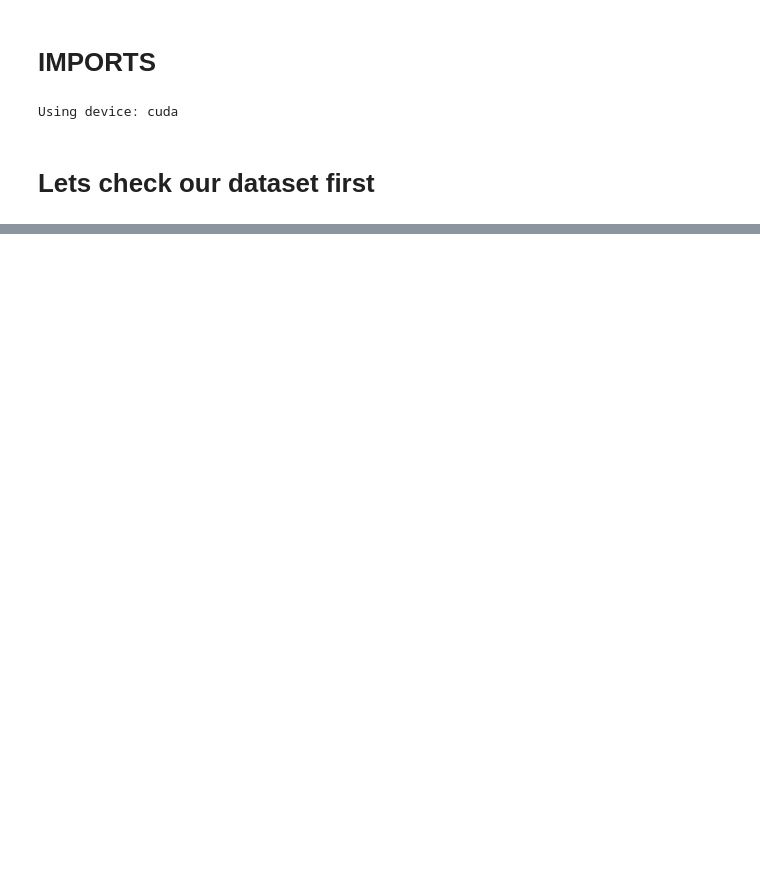
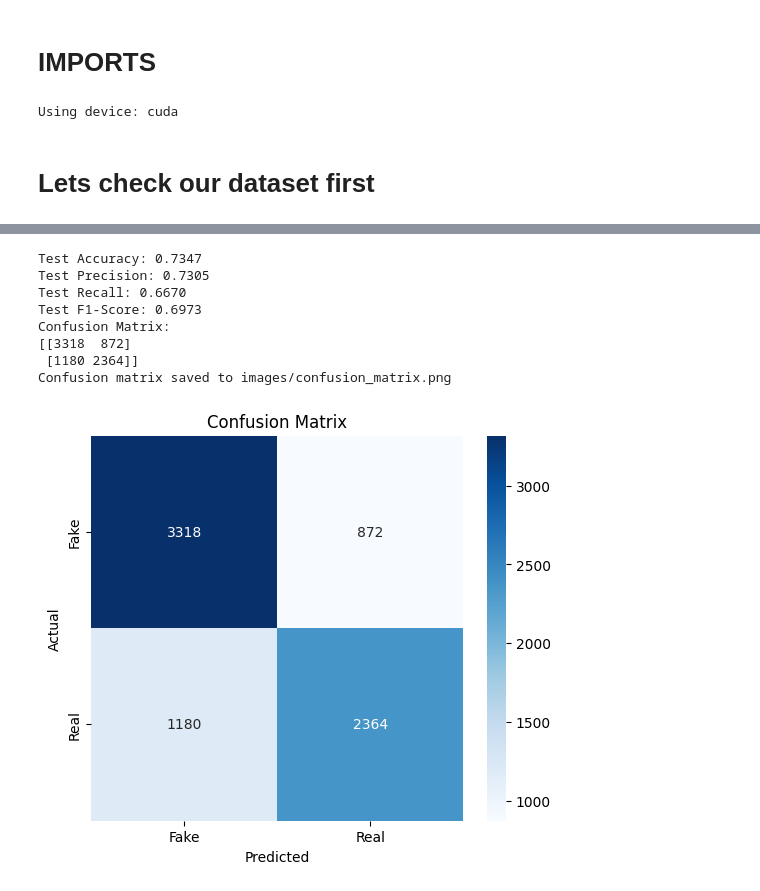
Before and after one commit to GabiYamato/Deepfake-face, a Jupyter notebook: vis.ipynb, the cells around one changed output, grey strips where cells are left out. Drawn from its saved outputs; the diff is of its cells as text; code cells hidden in the pictures; blank space fills up the shorter version.

Commit message:
v2.0.0 (ran premature model, didnt tune it yet)

```diff
--- a/vis.ipynb
+++ b/vis.ipynb
@@ -38,0 +61,13 @@ Using device: cuda
+# %%
+#get count of real and fake images from the directories
+num_real_images = len(os.listdir(DATA_DIR_REAL))
+num_fake_images = len(os.listdir(DATA_DIR_FAKE))
+print(f'Number of real images: {num_real_images}')
+print(f'Number of fake images: {num_fake_images}')
+
+# Define transformations for the training and validation sets
+transform = transforms.Compose([
+    transforms.Resize((224, 224)),
+    transforms.ToTensor(),
+    transforms.Normalize(mean=[0.485, 0.456, 0.406], std=[0.229, 0.224, 0.225]),
+])
@@ -38,0 +219,7 @@ Using device: cuda
+# %%
+hyperparameters = {
+    'learning_rate': 0.0001,
+    'num_epochs': 100,
+    'weight_decay': 1e-4,
+
+}
@@ -38,0 +382,56 @@ Using device: cuda
+# %%
+#load best model, and evaluate results on test set
+
+import seaborn as sns
+from sklearn.metrics import accuracy_score, precision_score, recall_score, f1_score, confusion_matrix
+def evaluate_model(model, test_loader):
+    model.eval()
+    all_preds = []
+    all_labels = []
+
+    with torch.no_grad():
+        for inputs, labels in tqdm(test_loader):
+            inputs, labels = inputs.to(device), labels.to(device)
+
+            outputs = model(inputs)
+            _, preds = torch.max(outputs, 1)
+
+            all_preds.extend(preds.cpu().numpy())
+            all_labels.extend(labels.cpu().numpy())
+
+    accuracy = accuracy_score(all_labels, all_preds)
+    precision = precision_score(all_labels, all_preds)
+    recall = recall_score(all_labels, all_preds)
+    f1 = f1_score(all_labels, all_preds)
+    cm = confusion_matrix(all_labels, all_preds)
+
+    print(f'Test Accuracy: {accuracy:.4f}')
+    print(f'Test Precision: {precision:.4f}')
+    print(f'Test Recall: {recall:.4f}')
+    print(f'Test F1-Score: {f1:.4f}')
+    print('Confusion Matrix:')
+    print(cm)
+
+    plt.figure(figsize=(6, 5))
+    sns.heatmap(cm, annot=True, fmt='d', cmap='Blues',
+                xticklabels=dataset.classes,
+                yticklabels=dataset.classes)
+    plt.ylabel('Actual')
+    plt.xlabel('Predicted')
+    plt.title('Confusion Matrix')
+    plt.savefig('images/confusion_matrix.png', dpi=150, bbox_inches='tight')
+    print('Confusion matrix saved to images/confusion_matrix.png')
+
+    plt.show()
+
+evaluate_model(model, test_loader)
+# %% [output]
+Test Accuracy: 0.7347
+Test Precision: 0.7305
+Test Recall: 0.6670
+Test F1-Score: 0.6973
+Confusion Matrix:
+[[3318  872]
+ [1180 2364]]
+Confusion matrix saved to images/confusion_matrix.png
+[figure, added]
```
Also changed, not shown: parts of 7 cells of this notebook, 8 other files.
